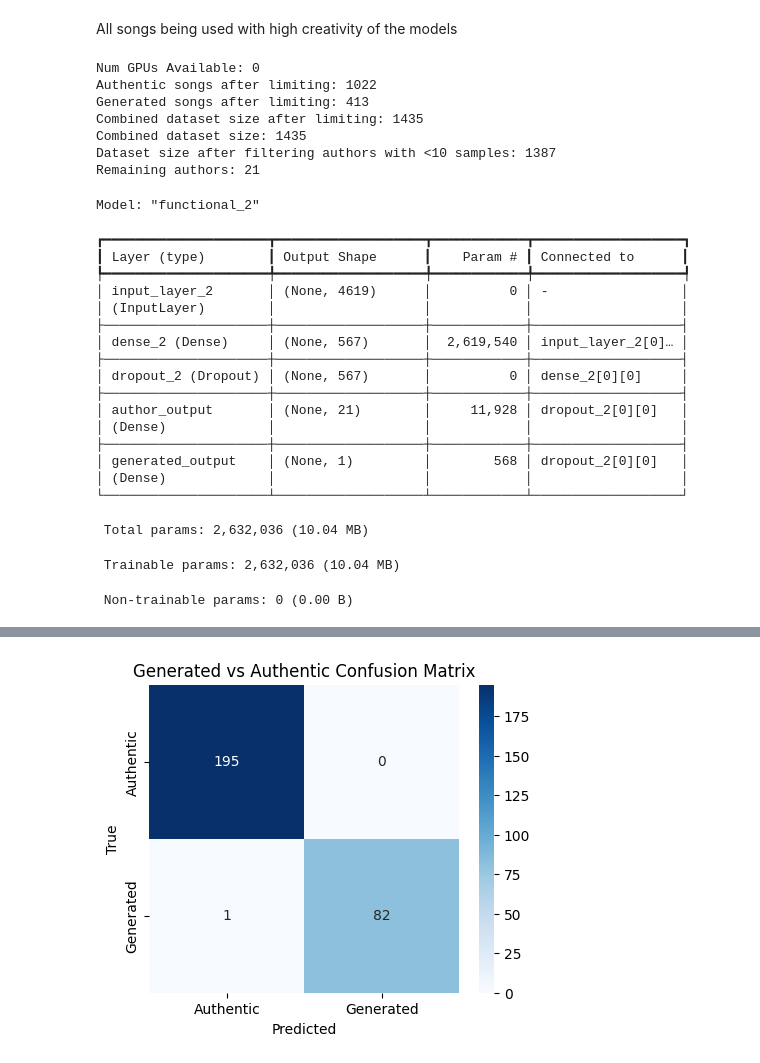
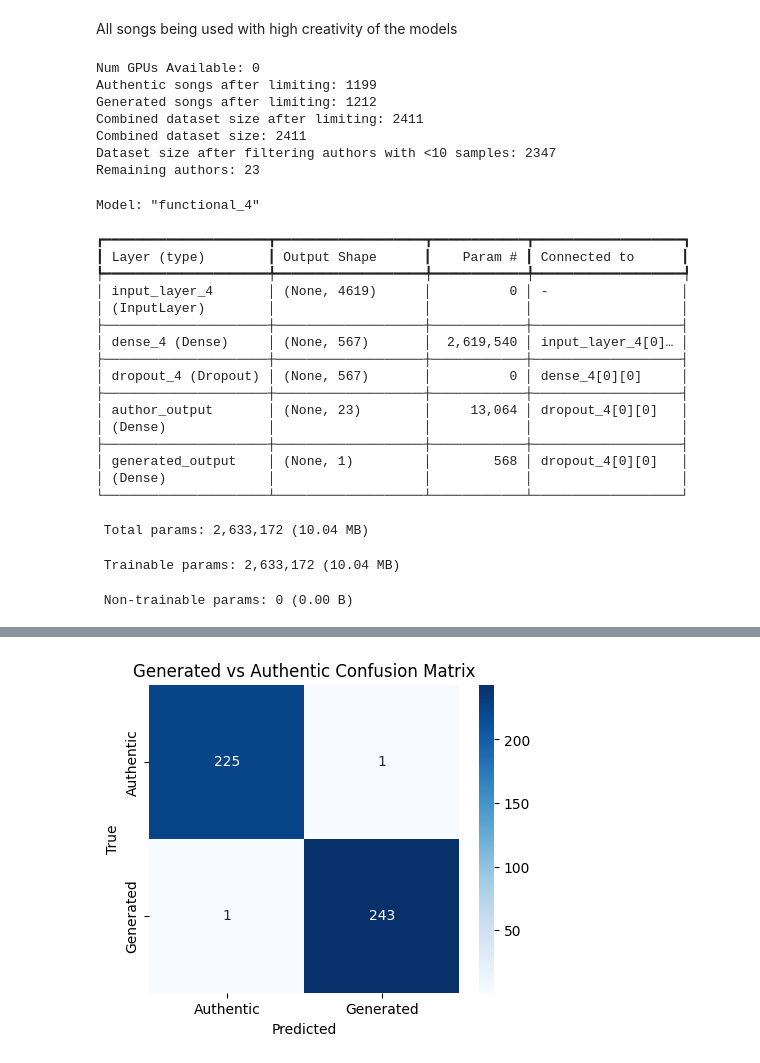
Before and after one commit to IvanNikolovBT/Diploma-Thesis, a Jupyter notebook: classification/categorization_tests_idf_styles.ipynb, the cells around one changed output, grey strips where cells are left out. Drawn from its saved outputs; the diff is of its cells as text; code cells hidden in the pictures.

```diff
--- a/classification/categorization_tests_idf_styles.ipynb
+++ b/classification/categorization_tests_idf_styles.ipynb
@@ -1563,8 +1563,8 @@ df_generated['is_generated'] = 1  # Generated songs
 
 # Combine datasets
 
-df_authentic_limited = limit_per_author(df_authentic, max_per_author=100)
-df_generated_limited = limit_per_author(df_generated, max_per_author=100)
+df_authentic_limited = limit_per_author(df_authentic, max_per_author=300)
+df_generated_limited = limit_per_author(df_generated, max_per_author=300)
 
 print(f"Authentic songs after limiting: {len(df_authentic_limited)}")
 print(f"Generated songs after limiting: {len(df_generated_limited)}")
@@ -1681,30 +1681,30 @@ plt.ylabel('True')
 plt.show()
 # %% [output]
 Num GPUs Available: 0
-Authentic songs after limiting: 1022
-Generated songs after limiting: 413
-Combined dataset size after limiting: 1435
-Combined dataset size: 1435
-Dataset size after filtering authors with <10 samples: 1387
-Remaining authors: 21
+Authentic songs after limiting: 1199
+Generated songs after limiting: 1212
+Combined dataset size after limiting: 2411
+Combined dataset size: 2411
+Dataset size after filtering authors with <10 samples: 2347
+Remaining authors: 23
-Model: "functional_2"
+Model: "functional_4"
 ┏━━━━━━━━━━━━━━━━━━━━━┳━━━━━━━━━━━━━━━━━━━┳━━━━━━━━━━━━┳━━━━━━━━━━━━━━━━━━━┓
 ┃ Layer (type)        ┃ Output Shape      ┃    Param # ┃ Connected to      ┃
 ┡━━━━━━━━━━━━━━━━━━━━━╇━━━━━━━━━━━━━━━━━━━╇━━━━━━━━━━━━╇━━━━━━━━━━━━━━━━━━━┩
-│ input_layer_2       │ (None, 4619)      │          0 │ -                 │
+│ input_layer_4       │ (None, 4619)      │          0 │ -                 │
 │ (InputLayer)        │                   │            │                   │
 ├─────────────────────┼───────────────────┼────────────┼───────────────────┤
-│ dense_2 (Dense)     │ (None, 567)       │  2,619,540 │ input_layer_2[0]… │
+│ dense_4 (Dense)     │ (None, 567)       │  2,619,540 │ input_layer_4[0]… │
 ├─────────────────────┼───────────────────┼────────────┼───────────────────┤
-│ dropout_2 (Dropout) │ (None, 567)       │          0 │ dense_2[0][0]     │
+│ dropout_4 (Dropout) │ (None, 567)       │          0 │ dense_4[0][0]     │
 ├─────────────────────┼───────────────────┼────────────┼───────────────────┤
-│ author_output       │ (None, 21)        │     11,928 │ dropout_2[0][0]   │
+│ author_output       │ (None, 23)        │     13,064 │ dropout_4[0][0]   │
 │ (Dense)             │                   │            │                   │
 ├─────────────────────┼───────────────────┼────────────┼───────────────────┤
-│ generated_output    │ (None, 1)         │        568 │ dropout_2[0][0]   │
+│ generated_output    │ (None, 1)         │        568 │ dropout_4[0][0]   │
 │ (Dense)             │                   │            │                   │
 └─────────────────────┴───────────────────┴────────────┴───────────────────┘
- Total params: 2,632,036 (10.04 MB)
+ Total params: 2,633,172 (10.04 MB)
- Trainable params: 2,632,036 (10.04 MB)
+ Trainable params: 2,633,172 (10.04 MB)
  Non-trainable params: 0 (0.00 B)
 Epoch 1/41
@@ -1727 +1727 @@ Weighted F1 - Author: 0.7364, Generated/Authentic: 0.9964
-[figure, old version]
+[figure, new version]
```
Also changed, not shown: parts of 1 cell of this notebook, 2 other files.
